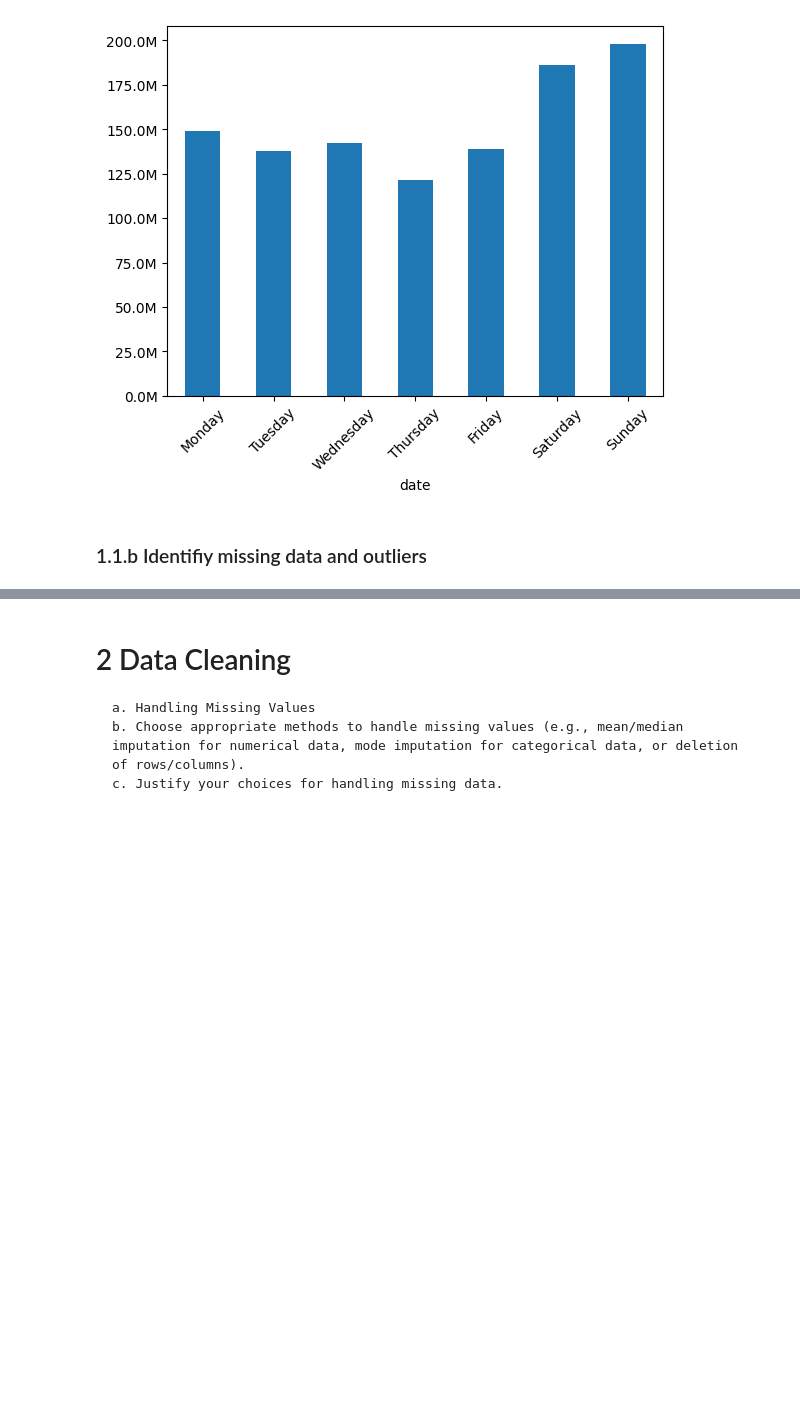
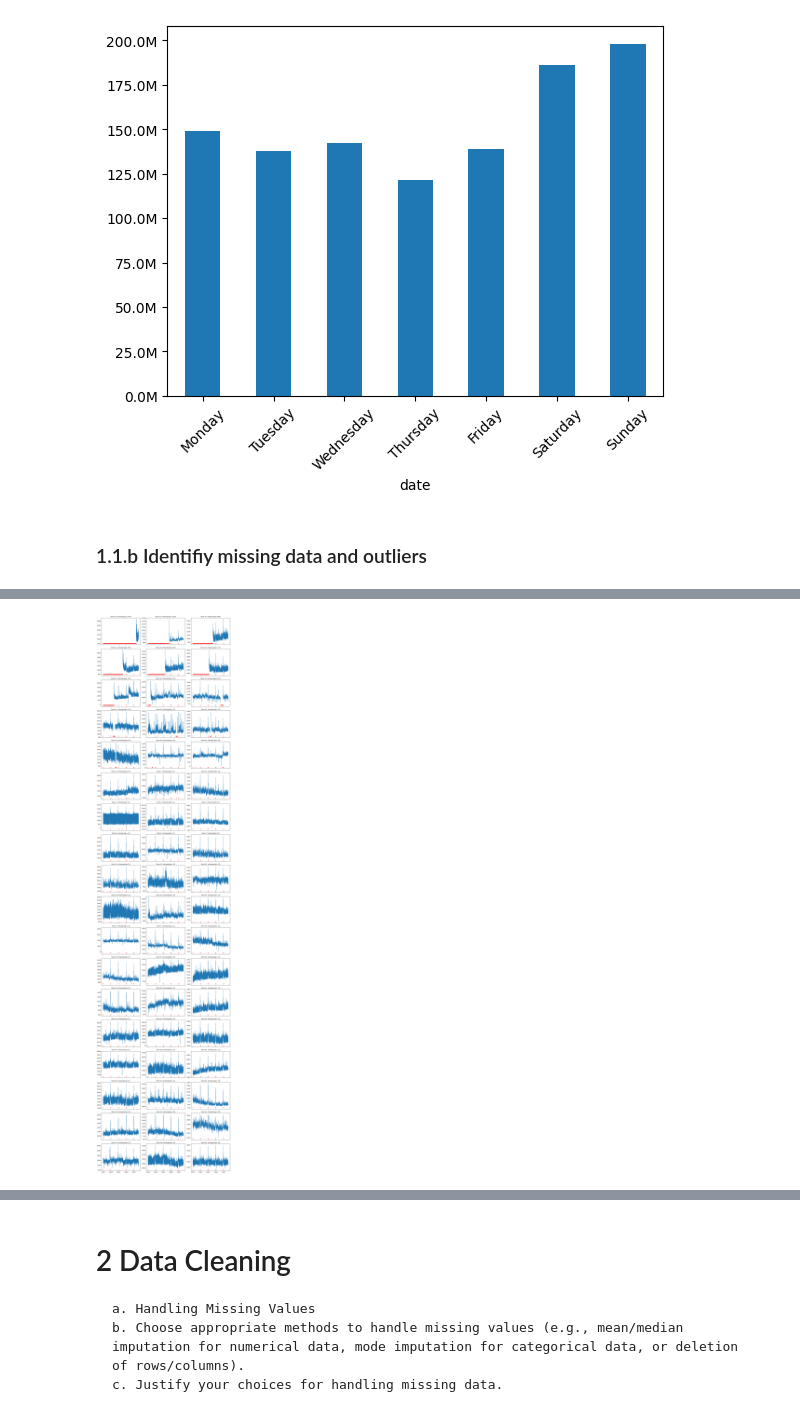
Before and after one commit to SaraSopr/DataPoweredSoftware, a Jupyter notebook: Assignment1.ipynb, the cells around one changed output, grey strips where cells are left out. Drawn from its saved outputs; the diff is of its cells as text; code cells hidden in the pictures; blank space fills up the shorter version.

```diff
--- a/Assignment1.ipynb
+++ b/Assignment1.ipynb
@@ -464,0 +484,46 @@ ax.xaxis.set_tick_params(rotation=45)
+# %%
+import pandas as pd
+import matplotlib.pyplot as plt
+import math
+
+tpd = transactions_per_store_day.copy()
+tpd['date'] = pd.to_datetime(tpd['date']).dt.normalize()
+
+
+full_idx = pd.date_range(tpd['date'].min(), tpd['date'].max(), freq='D')
+
+
+dates_by_store = tpd.groupby('store_nbr')['date'].unique()
+missing_counts = {s: len(full_idx.difference(pd.DatetimeIndex(dates)))
+                  for s, dates in dates_by_store.items()}
+stores_with_gaps = [s for s, cnt in missing_counts.items() if cnt > 0]
+
+stores_to_plot = sorted(stores_with_gaps, key=lambda s: missing_counts[s], reverse=True)
+
+# Subplots
+n = len(stores_to_plot)
+cols = 3 if n > 1 else 1
+rows = math.ceil(n / cols)
+
+fig, axes = plt.subplots(rows, cols, figsize=(14, 3.2*rows), sharex=True)
+axes = axes.flatten() if n > 1 else [axes]
+
+for ax, s in zip(axes, stores_to_plot):
+    sdf = (tpd[tpd['store_nbr'] == s]
+           .set_index('date')
+           .reindex(full_idx))
+    ax.plot(sdf.index, sdf['transaction'], linewidth=1.1)
+    # NA-days marked
+    miss = sdf['transaction'].isna()
+    if miss.any():
+        ymin, ymax = ax.get_ylim()
+        ax.scatter(sdf.index[miss], [ymin]*miss.sum(), marker='v', s=16, alpha=0.7, color="red")
+    ax.set_title(f"Store {s}  (missing days: {missing_counts[s]})", fontsize=10)
+
+for ax in axes[n:]:
+    ax.axis('off')
+
+fig.tight_layout()
+plt.show()
+# %% [output]
+[figure, added]
```
Also changed, not shown: parts of 8 cells of this notebook.
